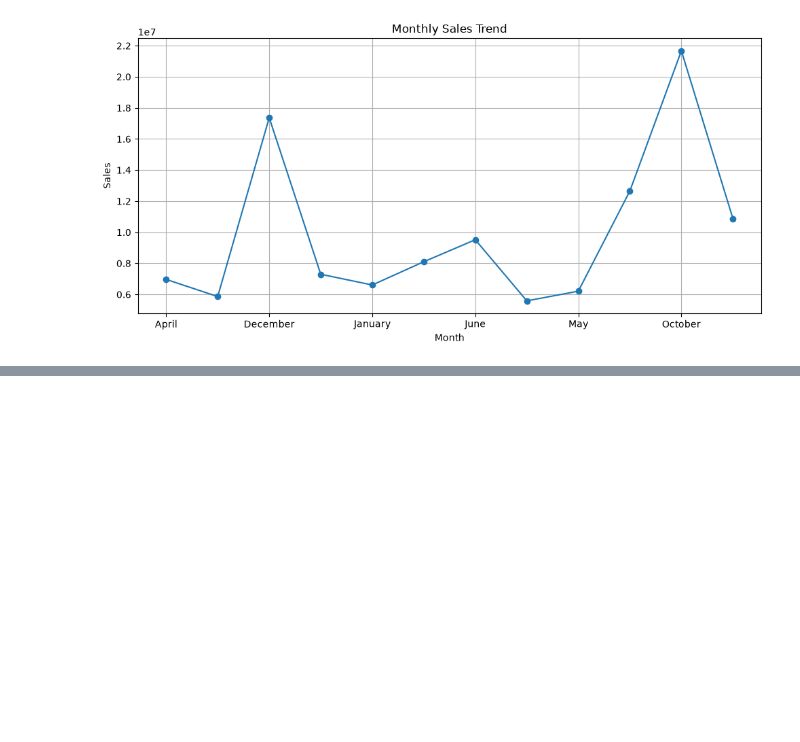
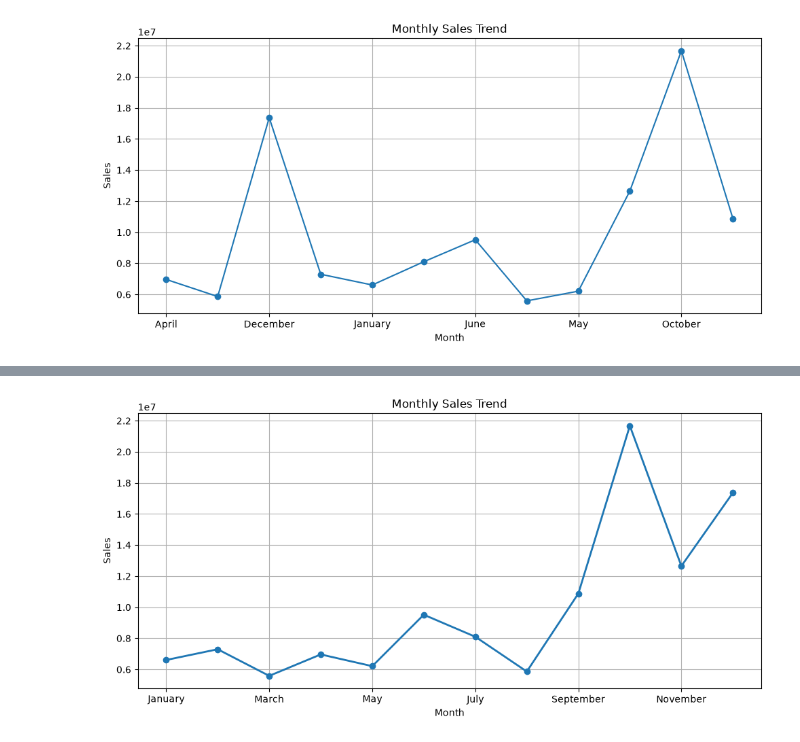
Before and after one commit to Suchi1902/Financial_Performance_Dashboard, a Jupyter notebook: python/data_cleaning.ipynb, the cells around one changed output, grey strips where cells are left out. Saved outputs shown, nothing was run; the diff lists cells and outputs as text; code cells hidden in the pictures; blank space fills up the shorter version.

```diff
--- a/python/data_cleaning.ipynb
+++ b/python/data_cleaning.ipynb
@@ -466,0 +608,14 @@ plt.show()
+# %%
+# Arrange months in calendar order
+month_order = [
+    "January", "February", "March", "April", "May", "June",
+    "July", "August", "September", "October", "November", "December"
+]
+
+monthly_sales = (
+    df.groupby("Month Name")["Sales"]
+      .sum()
+      .reindex(month_order)
+)
+
+monthly_sales
@@ -466,0 +637,18 @@ plt.show()
+# %%
+plt.figure(figsize=(10,5))
+
+monthly_sales.plot(marker="o", linewidth=2)
+
+plt.title("Monthly Sales Trend")
+plt.xlabel("Month")
+plt.ylabel("Sales")
+
+plt.grid(True)
+
+plt.tight_layout()
+
+plt.savefig("../dashboard_images/monthly_sales.png")
+
+plt.show()
+# %% [output]
+[figure, added]
```
Also changed, not shown: parts of 17 cells of this notebook, 5 other files.
